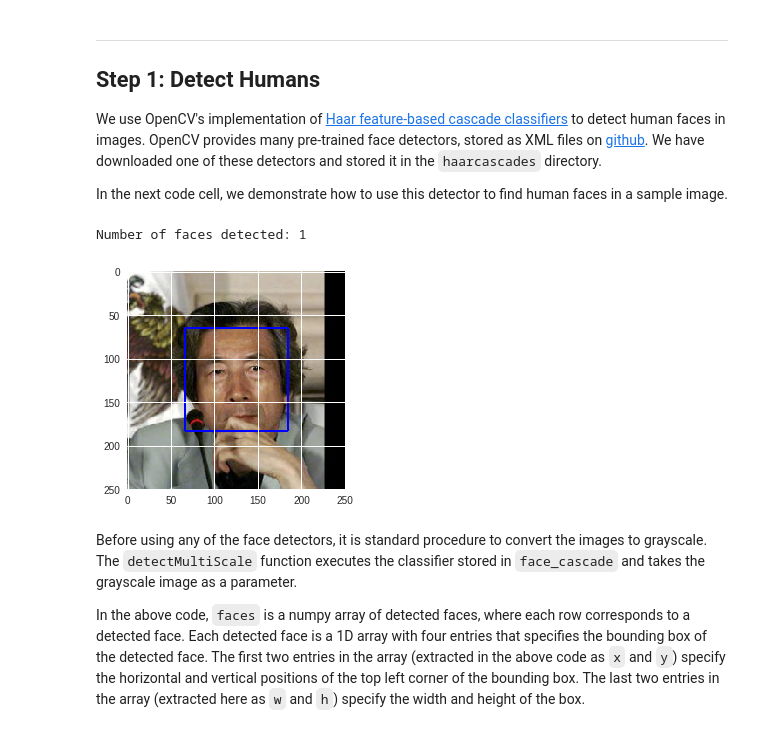
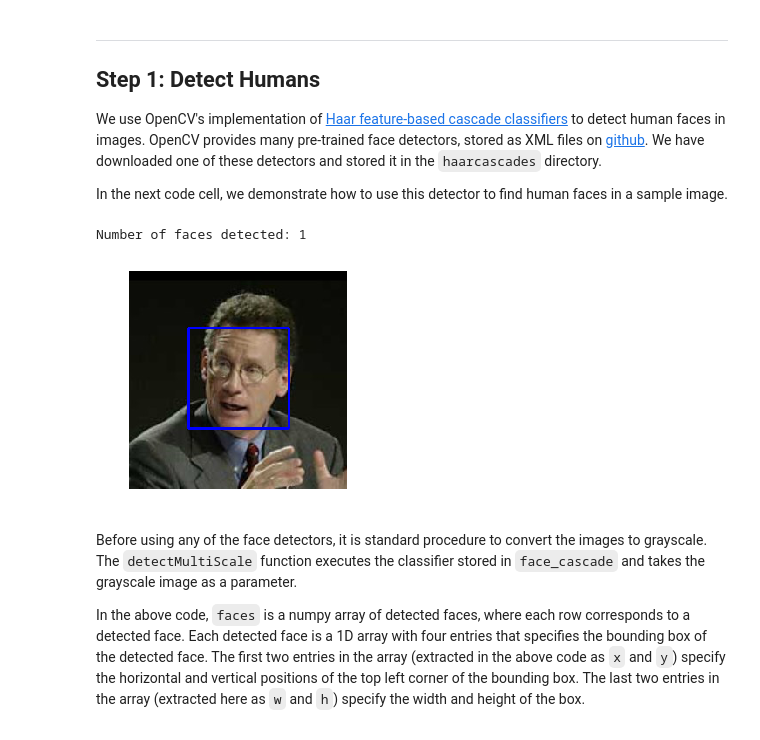
Before and after one commit to kcbighuge/MLND-dog-project, a Jupyter notebook: dog_app.ipynb, the cells around one changed output. Cells and saved outputs as stored; diff of their text form; code cells hidden in the pictures.

Commit message:
Finish models, add test images

```diff
--- a/dog_app.ipynb
+++ b/dog_app.ipynb
@@ -213,7 +173,7 @@ import random
 random.seed(8675309)
 
 # load filenames in shuffled human dataset
-human_files = np.array(glob("./dog-project/lfw/*/*"))
+human_files = np.array(glob("./lfw/*/*"))
 random.shuffle(human_files)
 
 # print statistics about the dataset
@@ -232,35 +192,36 @@ In the next code cell, we demonstrate how to use this detector to find human fac
 import cv2
 import matplotlib.pyplot as plt
 %matplotlib inline
 
 # extract pre-trained face detector
-face_cascade = cv2.CascadeClassifier('./dog-project/haarcascades/haarcascade_frontalface_alt.xml')
+face_cascade = cv2.CascadeClassifier('./haarcascades/haarcascade_frontalface_alt.xml')
 
 # load color (BGR) image
 img = cv2.imread(human_files[7])
 # convert BGR image to grayscale
 gray = cv2.cvtColor(img, cv2.COLOR_BGR2GRAY)
 
 # find faces in image
 faces = face_cascade.detectMultiScale(gray)
 
 # print number of faces detected in the image
 print('Number of faces detected:', len(faces))
 
 # get bounding box for each detected face
 for (x,y,w,h) in faces:
     # add bounding box to color image
     cv2.rectangle(img,(x,y),(x+w,y+h),(255,0,0),2)
 
 # convert BGR image to RGB for plotting
 cv_rgb = cv2.cvtColor(img, cv2.COLOR_BGR2RGB)
 
 # display the image, along with bounding box
 plt.imshow(cv_rgb)
+plt.axis('off')
 plt.show()
 # %% [output]
 Number of faces detected: 1
-[figure, old version]
+[figure, new version]
 # %% [markdown]
 Before using any of the face detectors, it is standard procedure to convert the images to grayscale.  The `detectMultiScale` function executes the classifier stored in `face_cascade` and takes the grayscale image as a parameter.
 
```
Also changed, not shown: parts of 36 cells of this notebook, 6 other files.
